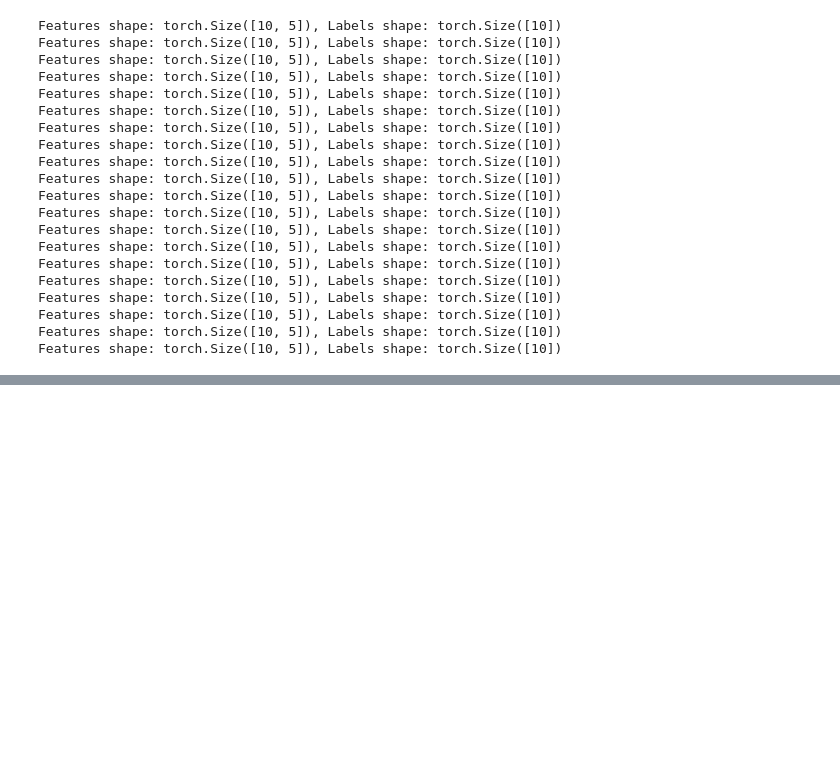
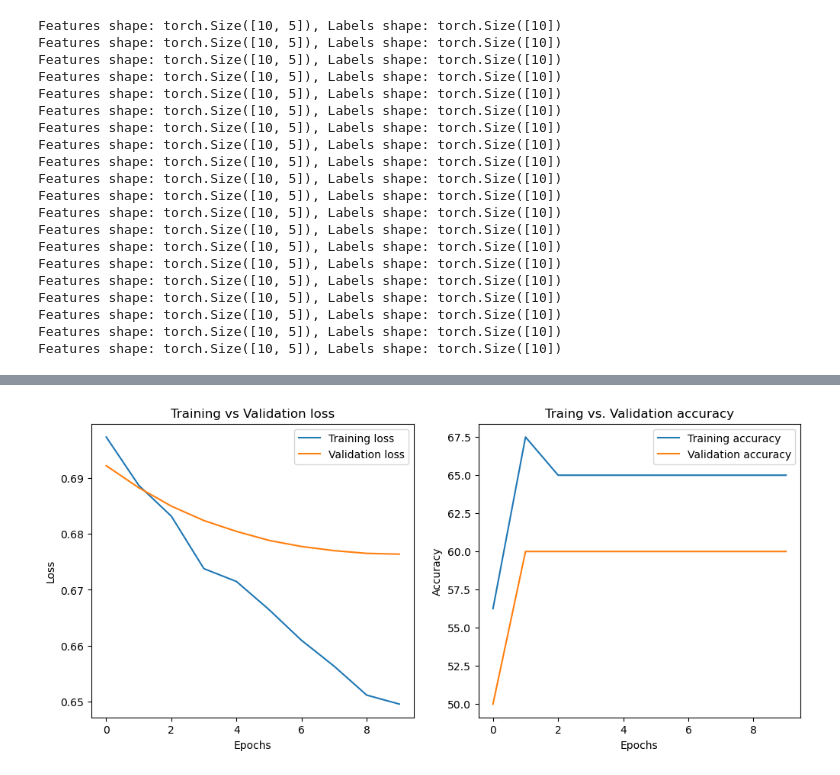
Before and after one commit to ShaonBhattaShuvo/Artificial_Intelligence_with_Python, a Jupyter notebook: Deep_Learning_With_PyTorch/PyTorch_Basics.ipynb, the cells around one changed output, grey strips where cells are left out. Cells and saved outputs as stored; diff of their text form; code cells hidden in the pictures; blank space fills up the shorter version.

```diff
--- a/Deep_Learning_With_PyTorch/PyTorch_Basics.ipynb
+++ b/Deep_Learning_With_PyTorch/PyTorch_Basics.ipynb
@@ -424,0 +456,4 @@ Features shape: torch.Size([10, 5]), Labels shape: torch.Size([10])
+# %%
+# Simulate some data
+inputs = torch.randn(100, 10) #100 samples ,with 10 features each
+targets = torch.randint(0, 2, (100,)) #binary targets labels
@@ -424,0 +473,14 @@ Features shape: torch.Size([10, 5]), Labels shape: torch.Size([10])
+# %%
+#function to compute the accuracy
+def compute_accuracy(model, data_loader):
+    model.eval() #set the model to evaluation mode
+    correct = 0
+    total = 0
+    with torch.no_grad(): #Do not need to calculate gradient as its not training, would make the execution faster
+        for data, labels in data_loader: #take a batch at a time
+            output = model(data)
+            _, predicted = torch.max(output, 1) # (output, 1 -indicate columns) return max_value, index (we only need the index)
+            total += labels.size(0)  #gives the number of labels in the batch, which is added to total to keep track of the total number of evaluated samples.
+            correct += (predicted == labels).sum().item() #sum() counts the number of True values, which is the number of correct predictions in the batch;
+                                                          #item() converts the result to a Python integer, which is added to the correct counter.
+        return 100 * correct/total
@@ -424,0 +540,25 @@ Features shape: torch.Size([10, 5]), Labels shape: torch.Size([10])
+# %%
+#plotting the result
+import matplotlib.pyplot as plt
+
+plt.figure(figsize = (12, 5))
+
+#plotting the loss
+plt.subplot(1, 2, 1)
+plt.plot(train_losses, label = "Training loss")
+plt.plot(val_losses, label = 'Validation loss')
+plt.title('Training vs Validation loss')
+plt.xlabel('Epochs')
+plt.ylabel('Loss')
+plt.legend()
+
+plt.subplot(1, 2, 2)
+plt.plot(train_accuracies, label = "Training accuracy")
+plt.plot(val_accuracies, label = "Validation accuracy")
+plt.title("Traing vs. Validation accuracy")
+plt.xlabel("Epochs")
+plt.ylabel('Accuracy')
+plt.legend()
+plt.show()
+# %% [output]
+[figure, added]
```
Also changed, not shown: parts of 6 cells of this notebook.
